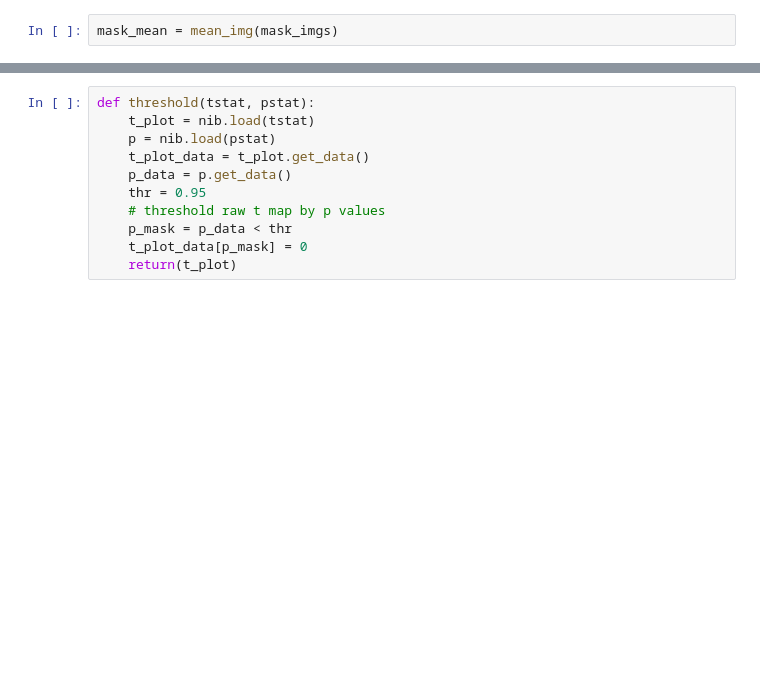
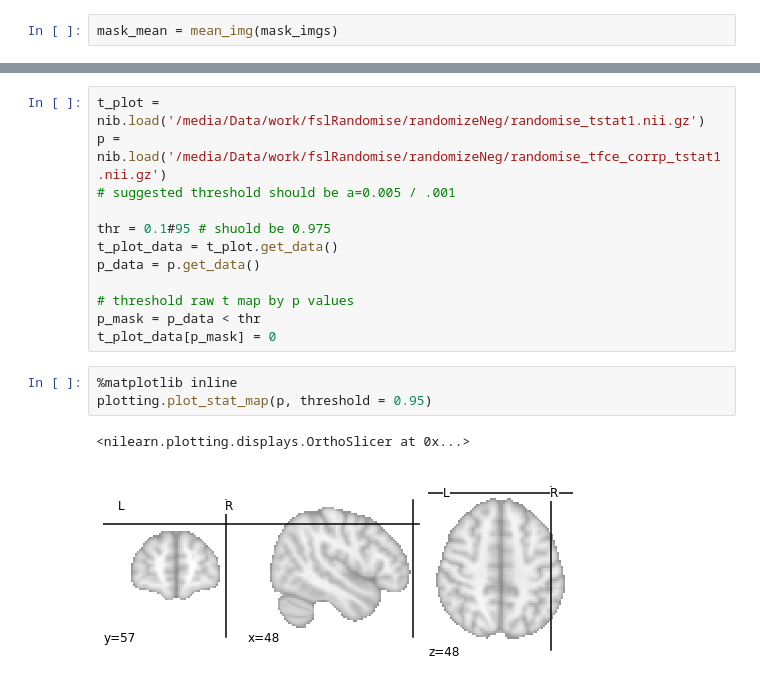
Before and after one commit to orduek/kpe_task, a Jupyter notebook: task_based_analysis/Analyse_fsl.ipynb, the cells around one changed output, grey strips where cells are left out. Saved outputs shown, nothing was run; the diff lists cells and outputs as text; blank space fills up the shorter version.

```diff
--- a/task_based_analysis/Analyse_fsl.ipynb
+++ b/task_based_analysis/Analyse_fsl.ipynb
@@ -102,11 +69,18 @@ plotting.plot_stat_map(t_plot,
 # %%
-def threshold(tstat, pstat):
-    t_plot = nib.load(tstat)
-    p = nib.load(pstat)
-    t_plot_data = t_plot.get_data()
-    p_data = p.get_data()
-    thr = 0.95
-    # threshold raw t map by p values
-    p_mask = p_data < thr
-    t_plot_data[p_mask] = 0
-    return(t_plot)
+t_plot = nib.load('/media/Data/work/fslRandomise/randomizeNeg/randomise_tstat1.nii.gz')
+p = nib.load('/media/Data/work/fslRandomise/randomizeNeg/randomise_tfce_corrp_tstat1.nii.gz')
+# suggested threshold should be a=0.005 / .001
+
+thr = 0.1#95 # shuold be 0.975
+t_plot_data = t_plot.get_data()
+p_data = p.get_data()
+
+# threshold raw t map by p values
+p_mask = p_data < thr
+t_plot_data[p_mask] = 0
+# %%
+%matplotlib inline
+plotting.plot_stat_map(p, threshold = 0.95)
+# %% [output]
+<nilearn.plotting.displays.OrthoSlicer at 0x...>
+[figure, added]
```
Also changed, not shown: parts of 14 cells of this notebook, 49 other files.
